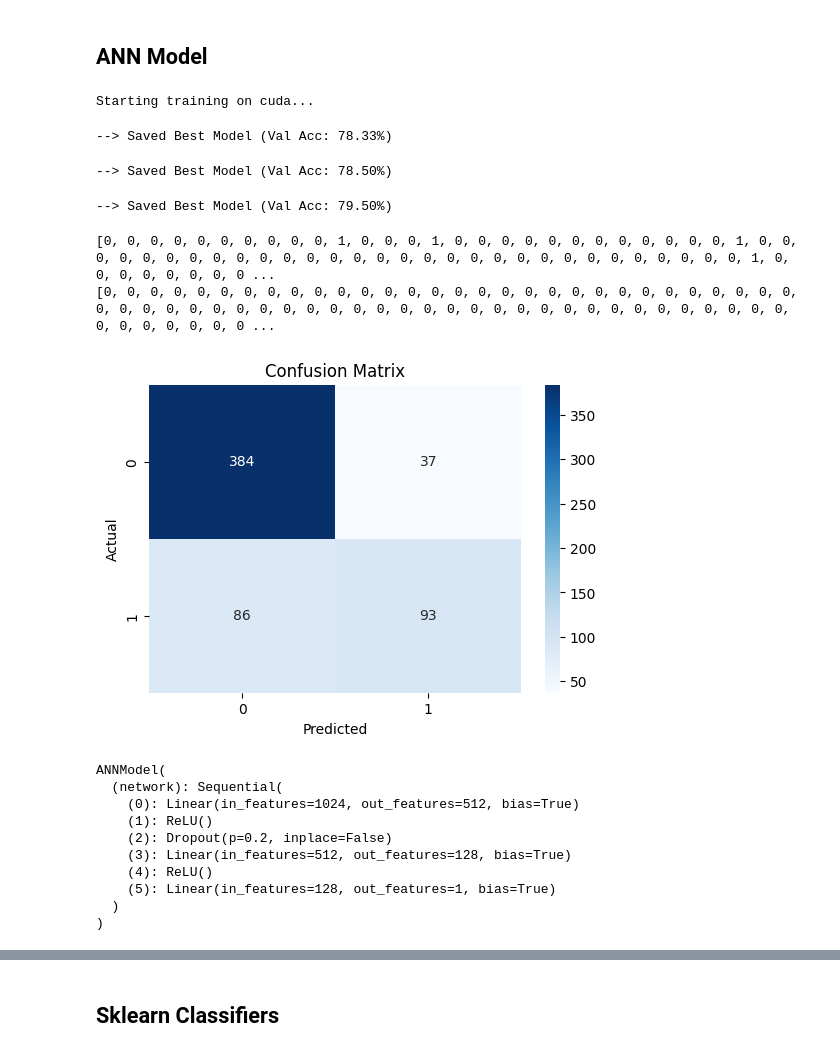
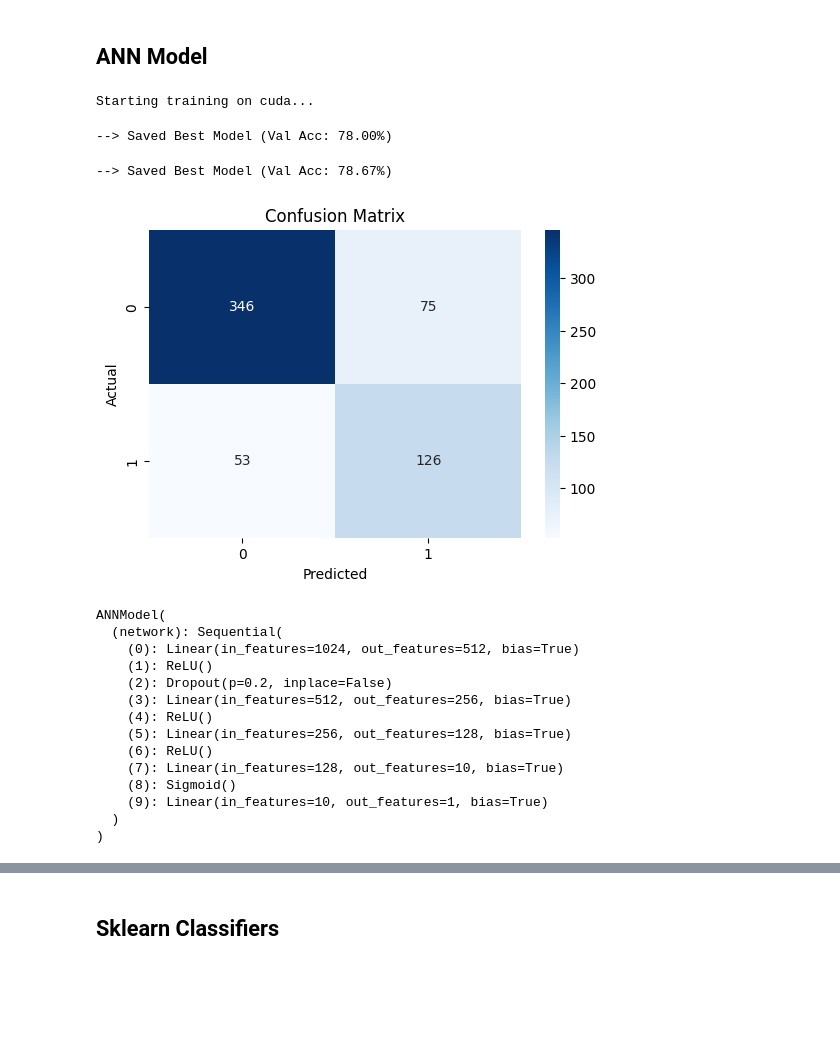
Before and after one commit to theantagonist9509/ccmmd-2026-meme-detection, a Jupyter notebook: src/clipclip.ipynb, the cells around one changed output, grey strips where cells are left out. Cells and saved outputs as stored; diff of their text form; code cells hidden in the pictures; blank space fills up the shorter version.

```diff
--- a/src/clipclip.ipynb
+++ b/src/clipclip.ipynb
@@ -47,3 +51,6 @@ train_data = mud.MisoTrainDataset(os.getenv("TRAIN_PATH"), image_transform=prepr
+# %%
+val_data = mud.create_val_dataset(os.getenv("VAL_PATH"), image_transform=preprocess)
+train_data = mud.create_train_dataset(os.getenv("TRAIN_PATH"), image_transform=preprocess)
 # %%
 from torch.utils.data import DataLoader
 
@@ -69,6 +76,31 @@ def plot_confusionMatrix(y_true, y_pred):
 # %% [markdown]
 ## ANN Model
 # %%
+# class ANNModel(nn.Module):
+#     def __init__(self, input_dim=1024):
+#         super(ANNModel, self).__init__()
+
+#         # A simple architecture: Input -> Hidden -> Output
+#         self.network = nn.Sequential(
+#             nn.Linear(input_dim, 512),
+#             nn.ReLU(),
+#             nn.Dropout(0.2),      # Helps prevent overfitting on smaller datasets
+#             nn.Linear(512, 256),
+#             nn.ReLU(),
+#             nn.Linear(256, 10),
+#             nn.Sigmoid(),    # Single output for binary classification
+#             nn.Linear(10, 1),
+#             # Note: No Sigmoid here if using nn.BCEWithLogitsLoss (recommended)
+#         )
+
+#     def forward(self, x):
+#         return self.network(x)
+
+#     def give_last_hidden(self, x):
+#         for i in range(7):
+#             x = self.network[i](x)
+#         return x
+
 class ANNModel(nn.Module):
     def __init__(self, input_dim=1024):
         super(ANNModel, self).__init__()
@@ -78,14 +110,25 @@ class ANNModel(nn.Module):
             nn.Linear(input_dim, 512),
             nn.ReLU(),
             nn.Dropout(0.2),      # Helps prevent overfitting on smaller datasets
-            nn.Linear(512, 128),
+            nn.Linear(512, 256),
             nn.ReLU(),
-            nn.Linear(128, 1)     # Single output for binary classification
+            nn.Linear(256, 256),
+            nn.ReLU(),
+            nn.Linear(256, 128),
+            nn.ReLU(),
+            nn.Linear(128, 10),
+            nn.Sigmoid(),    # Single output for binary classification
+            nn.Linear(10, 1),
             # Note: No Sigmoid here if using nn.BCEWithLogitsLoss (recommended)
         )
 
     def forward(self, x):
         return self.network(x)
+
+    def give_last_hidden(self, x):
+        for i in range(11):
+            x = self.network[i](x)
+        return x
 # %%
 def train_miso_model(ann_model, clip_model, clip_tokenizer, train_loader, val_loader, save_path, epochs=10, lr=1e-4, device="cuda"):
     ann_model.to(device)
@@ -195,22 +238,23 @@ def train_miso_model(ann_model, clip_model, clip_tokenizer, train_loader, val_lo
     return ann_model
 # %%
 ann_model = ANNModel()
-train_miso_model(ann_model,clip_model,clip_tokenizer,train_loader,val_loader,save_path=os.getenv("WEIGHTS_PATH") + "/ClipConcatAnn/",epochs = 20,lr = 1e-4 * 5)
+train_miso_model(ann_model,clip_model,clip_tokenizer,train_loader,val_loader,save_path=os.getenv("WEIGHTS_PATH") + "/ClipConcatAnn/",epochs = 2,lr = 1e-4 * 5)
 # %% [output]
 Starting training on cuda...
---> Saved Best Model (Val Acc: 78.33%)
+--> Saved Best Model (Val Acc: 78.00%)
---> Saved Best Model (Val Acc: 78.50%)
+--> Saved Best Model (Val Acc: 78.67%)
+[figure, new version]
---> Saved Best Model (Val Acc: 79.50%)
+ANNModel(
+  (network): Sequential(
+    (0): Linear(in_features=1024, out_features=512, bias=True)
+    (1): ReLU()
+    (2): Dropout(p=0.2, inplace=False)
+    (3): Linear(in_features=512, out_features=256, bias=True)
+    (4): ReLU()
+    (5): Linear(in_features=256, out_features=128, bias=True)
+    (6): ReLU()
+    (7): Linear(in_features=128, out_features=10, bias=True)
+    (8): Sigmoid()
+    (9): Linear(in_features=10, out_features=1, bias=True)
+  )
+)
-[0, 0, 0, 0, 0, 0, 0, 0, 0, 0, 1, 0, 0, 0, 1, 0, 0, 0, 0, 0, 0, 0, 0, 0, 0, 0, 0, 1, 0, 0, 0, 0, 0, 0, 0, 0, 0, 0, 0, 0, 0, 0, 0, 0, 0, 0, 0, 0, 0, 0, 0, 0, 0, 0, 0, 0, 0, 0, 1, 0, 0, 0, 0, 0, 0, 0, 0 ...
-[0, 0, 0, 0, 0, 0, 0, 0, 0, 0, 0, 0, 0, 0, 0, 0, 0, 0, 0, 0, 0, 0, 0, 0, 0, 0, 0, 0, 0, 0, 0, 0, 0, 0, 0, 0, 0, 0, 0, 0, 0, 0, 0, 0, 0, 0, 0, 0, 0, 0, 0, 0, 0, 0, 0, 0, 0, 0, 0, 0, 0, 0, 0, 0, 0, 0, 0 ...
-[figure, old version]
-ANNModel(
-  (network): Sequential(
-    (0): Linear(in_features=1024, out_features=512, bias=True)
-    (1): ReLU()
-    (2): Dropout(p=0.2, inplace=False)
-    (3): Linear(in_features=512, out_features=128, bias=True)
-    (4): ReLU()
-    (5): Linear(in_features=128, out_features=1, bias=True)
-  )
-)
```
Also changed, not shown: parts of 13 cells of this notebook, 1 other file.
